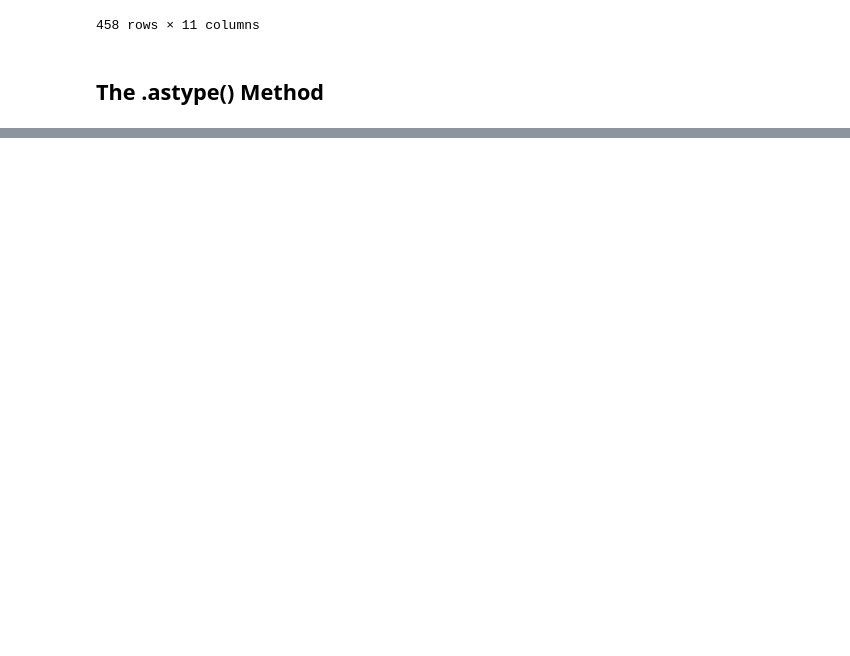
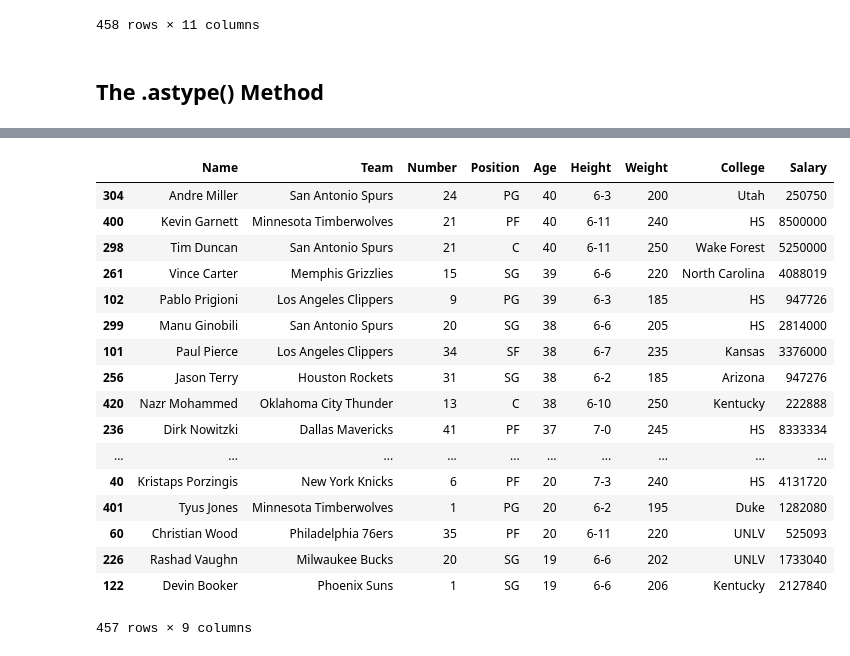
Before and after one commit to Kinnoshachi/Data-analysis-with-Pandas, a Jupyter notebook: DF1.ipynb, the cells around one changed output, grey strips where cells are left out. Saved outputs shown, nothing was run; the diff lists cells and outputs as text; code cells hidden in the pictures; blank space fills up the shorter version.

```diff
--- a/DF1.ipynb
+++ b/DF1.ipynb
@@ -441,0 +591,21 @@ nba = pd.read_csv
+# %%
+nba.sort_values('Age', ascending= False)
+# %% [output]
+|  | Name | Team | Number | Position | Age | Height | Weight | College | Salary |
+| 304 | Andre Miller | San Antonio Spurs | 24 | PG | 40 | 6-3 | 200 | Utah | 250750 |
+| 400 | Kevin Garnett | Minnesota Timberwolves | 21 | PF | 40 | 6-11 | 240 | HS | 8500000 |
+| 298 | Tim Duncan | San Antonio Spurs | 21 | C | 40 | 6-11 | 250 | Wake Forest | 5250000 |
+| 261 | Vince Carter | Memphis Grizzlies | 15 | SG | 39 | 6-6 | 220 | North Carolina | 4088019 |
+| 102 | Pablo Prigioni | Los Angeles Clippers | 9 | PG | 39 | 6-3 | 185 | HS | 947726 |
+| 299 | Manu Ginobili | San Antonio Spurs | 20 | SG | 38 | 6-6 | 205 | HS | 2814000 |
+| 101 | Paul Pierce | Los Angeles Clippers | 34 | SF | 38 | 6-7 | 235 | Kansas | 3376000 |
+| 256 | Jason Terry | Houston Rockets | 31 | SG | 38 | 6-2 | 185 | Arizona | 947276 |
+| 420 | Nazr Mohammed | Oklahoma City Thunder | 13 | C | 38 | 6-10 | 250 | Kentucky | 222888 |
+| 236 | Dirk Nowitzki | Dallas Mavericks | 41 | PF | 37 | 7-0 | 245 | HS | 8333334 |
+| ... | ... | ... | ... | ... | ... | ... | ... | ... | ... |
+| 40 | Kristaps Porzingis | New York Knicks | 6 | PF | 20 | 7-3 | 240 | HS | 4131720 |
+| 401 | Tyus Jones | Minnesota Timberwolves | 1 | PG | 20 | 6-2 | 195 | Duke | 1282080 |
+| 60 | Christian Wood | Philadelphia 76ers | 35 | PF | 20 | 6-11 | 220 | UNLV | 525093 |
+| 226 | Rashad Vaughn | Milwaukee Bucks | 20 | SG | 19 | 6-6 | 202 | UNLV | 1733040 |
+| 122 | Devin Booker | Phoenix Suns | 1 | SG | 19 | 6-6 | 206 | Kentucky | 2127840 |
+457 rows × 9 columns
```
Also changed, not shown: parts of 29 cells of this notebook.
